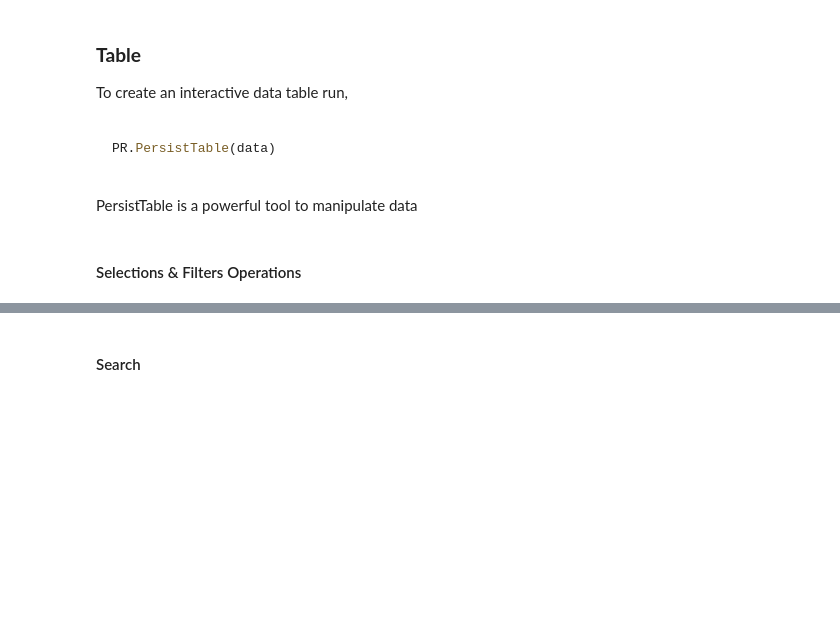
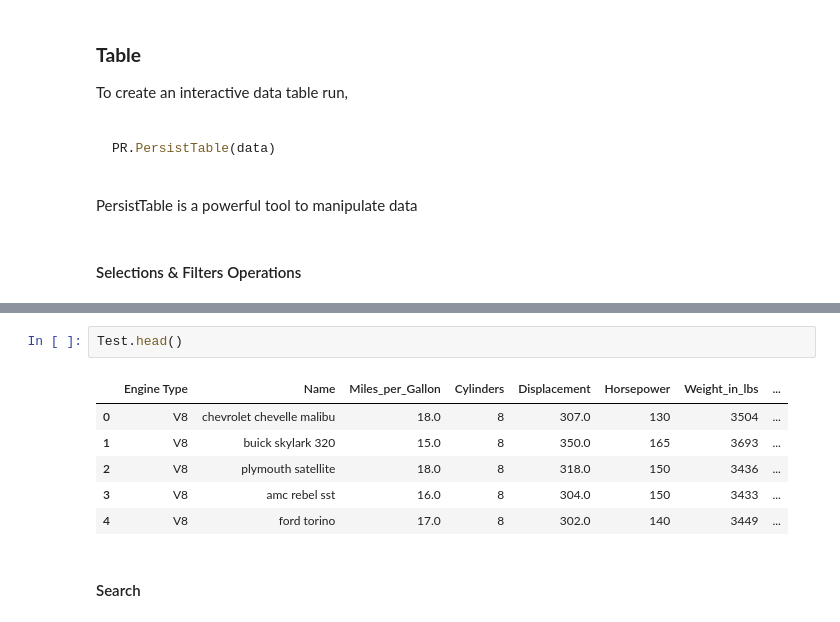
Before and after one commit to visdesignlab/persist_examples, a Jupyter notebook: tutorial.ipynb, the cells around one changed output, grey strips where cells are left out. Drawn from its saved outputs; the diff is of its cells as text; blank space fills up the shorter version.

```diff
--- a/tutorial.ipynb
+++ b/tutorial.ipynb
@@ -102,3 +121,12 @@ PR.PersistTable(df)
+# %%
+Test.head()
+# %% [output]
+|  | Engine Type | Name | Miles_per_Gallon | Cylinders | Displacement | Horsepower | Weight_in_lbs | ... |
+| 0 | V8 | chevrolet chevelle malibu | 18.0 | 8 | 307.0 | 130 | 3504 | ... |
+| 1 | V8 | buick skylark 320 | 15.0 | 8 | 350.0 | 165 | 3693 | ... |
+| 2 | V8 | plymouth satellite | 18.0 | 8 | 318.0 | 150 | 3436 | ... |
+| 3 | V8 | amc rebel sst | 16.0 | 8 | 304.0 | 150 | 3433 | ... |
+| 4 | V8 | ford torino | 17.0 | 8 | 302.0 | 140 | 3449 | ... |
 # %% [markdown]
 #### Search
 # %%
```
Also changed, not shown: parts of 6 cells of this notebook.
